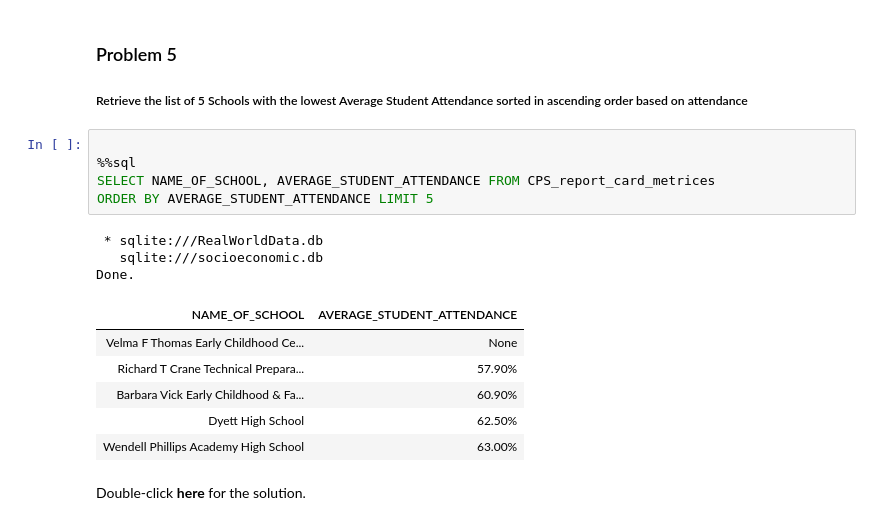
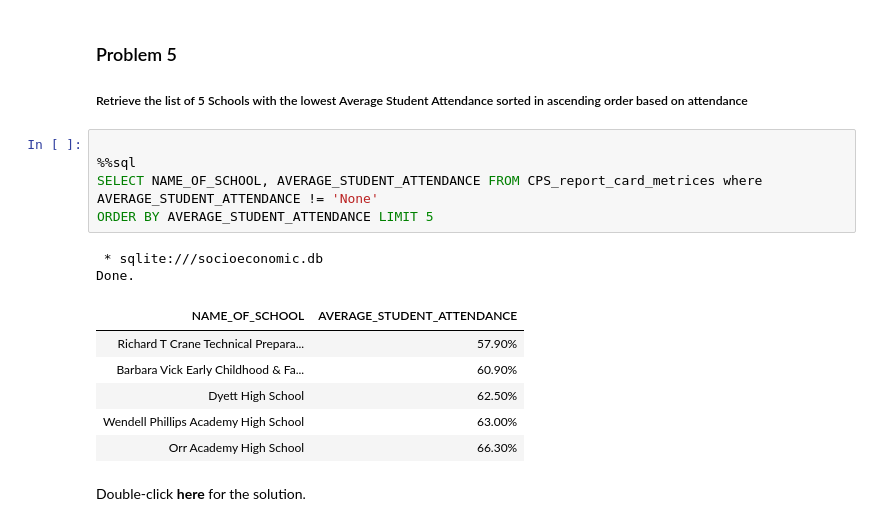
Before and after one commit to Rajshah296/IBM_Data_Science, a Jupyter notebook: Databases and SQL for Data Science With Python/DB0201EN-Week4-1-1-RealDataPractice-v5_sqlite_Learner.ipynb, the cells around one changed output. Drawn from its saved outputs; the diff is of its cells as text.

```diff
--- a/Databases and SQL for Data Science With Python/DB0201EN-Week4-1-1-RealDataPractice-v5_sqlite_Learner.ipynb
+++ b/Databases and SQL for Data Science With Python/DB0201EN-Week4-1-1-RealDataPractice-v5_sqlite_Learner.ipynb
@@ -318,18 +309,17 @@ Double-click **here** for the solution.
 # %%
 
 %%sql
-SELECT NAME_OF_SCHOOL, AVERAGE_STUDENT_ATTENDANCE FROM CPS_report_card_metrices
+SELECT NAME_OF_SCHOOL, AVERAGE_STUDENT_ATTENDANCE FROM CPS_report_card_metrices where AVERAGE_STUDENT_ATTENDANCE != 'None'
 ORDER BY AVERAGE_STUDENT_ATTENDANCE LIMIT 5
 # %% [output]
- * sqlite:///RealWorldData.db
-   sqlite:///socioeconomic.db
+ * sqlite:///socioeconomic.db
 Done.
 | NAME_OF_SCHOOL | AVERAGE_STUDENT_ATTENDANCE |
-| Velma F Thomas Early Childhood Ce... | None |
 | Richard T Crane Technical Prepara... | 57.90% |
 | Barbara Vick Early Childhood & Fa... | 60.90% |
 | Dyett High School | 62.50% |
 | Wendell Phillips Academy High School | 63.00% |
+| Orr Academy High School | 66.30% |
 # %% [markdown]
 Double-click **here** for the solution.
 
```
Also changed, not shown: parts of 19 cells of this notebook, 7 other files.
